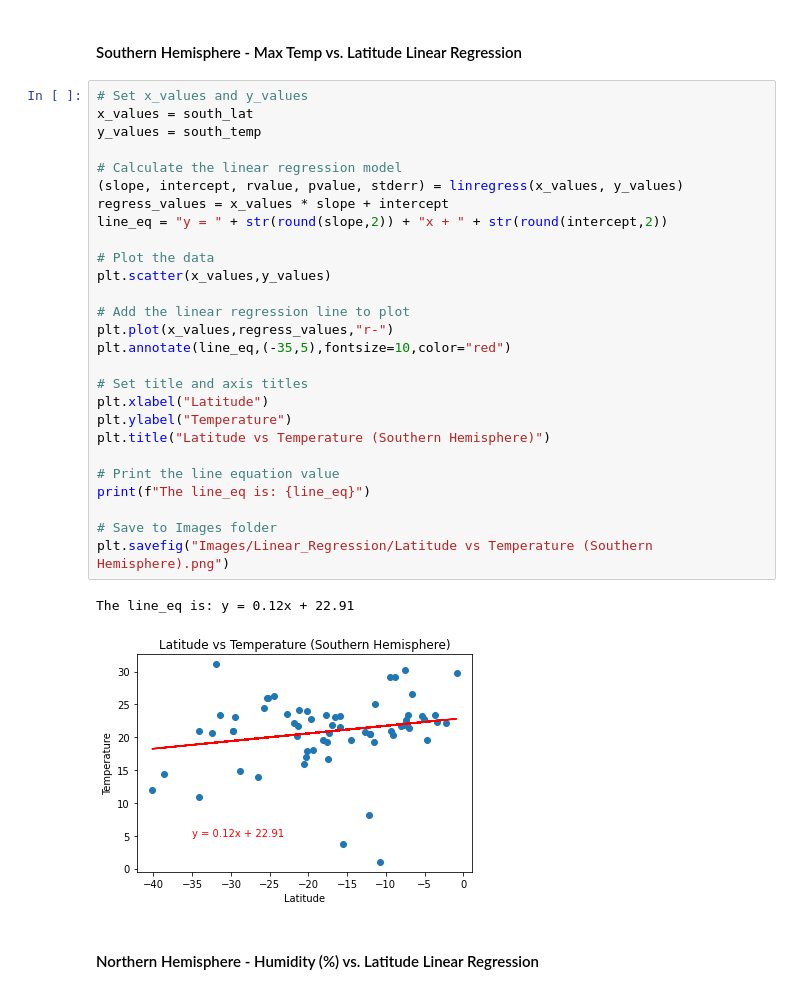
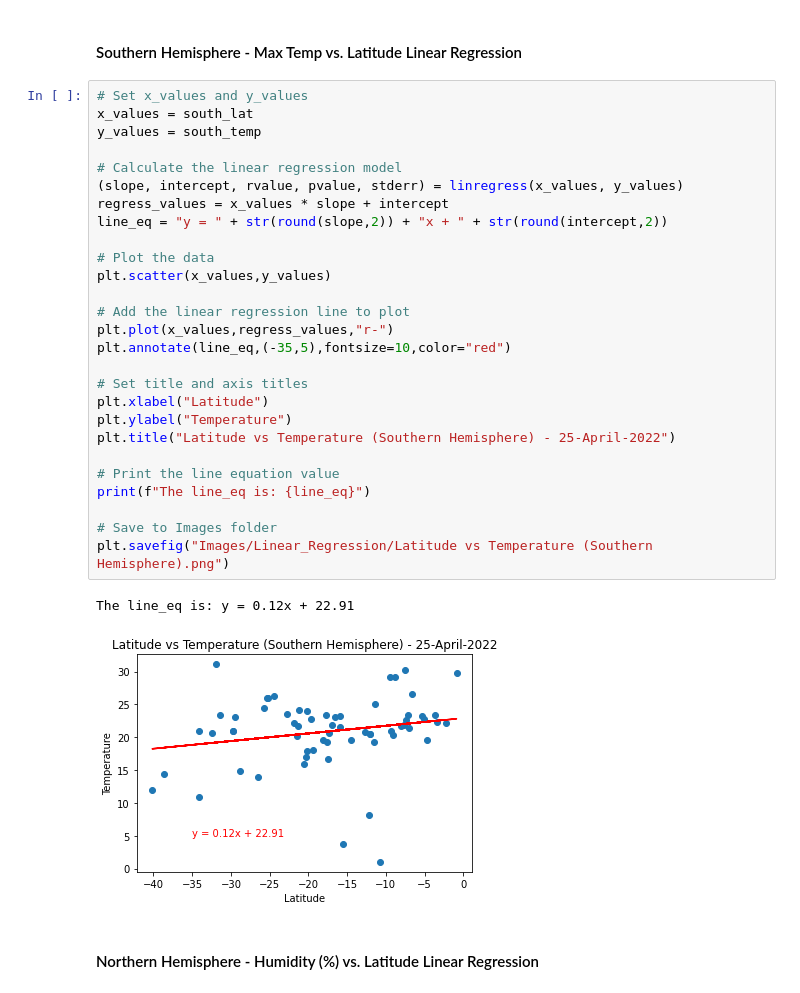
Before and after one commit to Richard-Turnbull/python-api-challenge, a Jupyter notebook: WeatherPy/WeatherPy.ipynb, the cells around one changed output. Saved outputs shown, nothing was run; the diff lists cells and outputs as text.

```diff
--- a/WeatherPy/WeatherPy.ipynb
+++ b/WeatherPy/WeatherPy.ipynb
@@ -288,33 +294,33 @@ The line_eq is: y = -0.49x + 35.72
 # %%
 # Set x_values and y_values
 x_values = south_lat
 y_values = south_temp
 
 # Calculate the linear regression model
 (slope, intercept, rvalue, pvalue, stderr) = linregress(x_values, y_values)
 regress_values = x_values * slope + intercept
 line_eq = "y = " + str(round(slope,2)) + "x + " + str(round(intercept,2))
 
 # Plot the data
 plt.scatter(x_values,y_values)
 
 # Add the linear regression line to plot
 plt.plot(x_values,regress_values,"r-")
 plt.annotate(line_eq,(-35,5),fontsize=10,color="red")
 
 # Set title and axis titles
 plt.xlabel("Latitude")
 plt.ylabel("Temperature")
-plt.title("Latitude vs Temperature (Southern Hemisphere)")
+plt.title("Latitude vs Temperature (Southern Hemisphere) - 25-April-2022")
 
 # Print the line equation value
 print(f"The line_eq is: {line_eq}")
 
 # Save to Images folder
 plt.savefig("Images/Linear_Regression/Latitude vs Temperature (Southern Hemisphere).png")
 # %% [output]
 The line_eq is: y = 0.12x + 22.91
-[figure, old version]
+[figure, new version]
 # %% [markdown]
 ####  Northern Hemisphere - Humidity (%) vs. Latitude Linear Regression
 # %%
```
Also changed, not shown: parts of 13 cells of this notebook, 15 other files.
